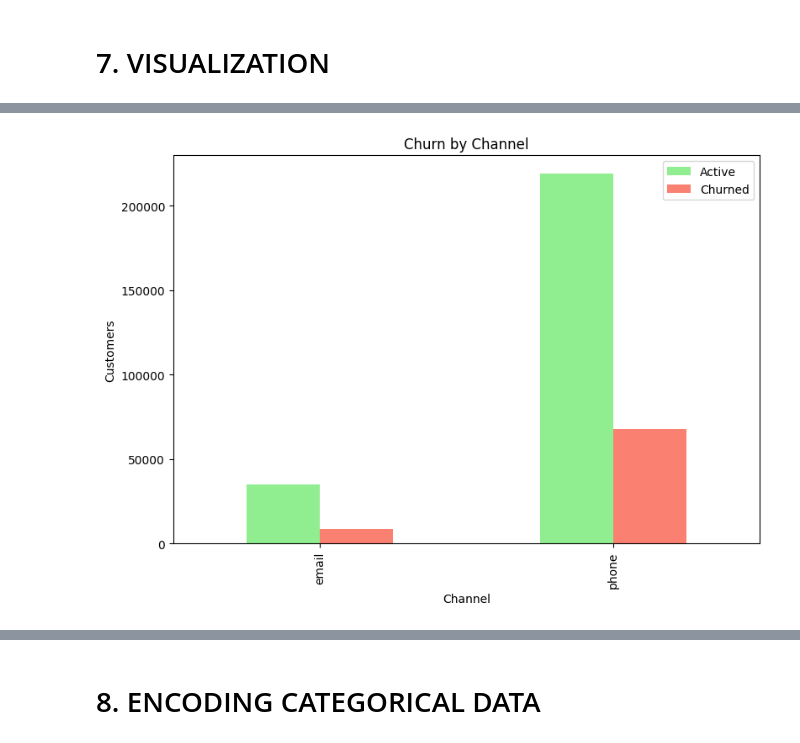
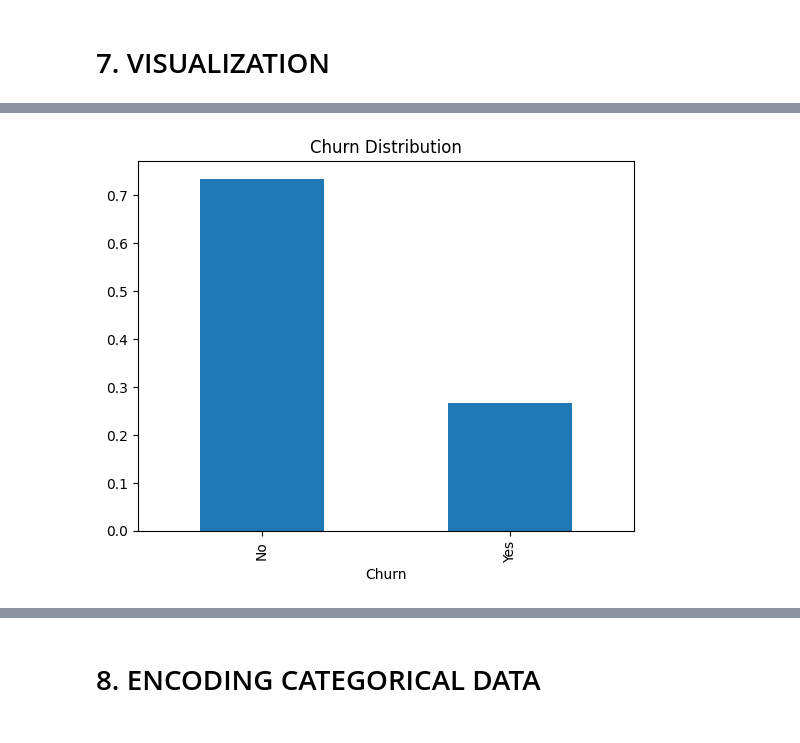
Before and after one commit to jnagabooshanam-hub/ChurnPrediction_Project, a Jupyter notebook: Customer_Churn_2026.ipynb, the cells around one changed output, grey strips where cells are left out. Saved outputs shown, nothing was run; the diff lists cells and outputs as text; code cells hidden in the pictures.

```diff
--- a/Customer_Churn_2026.ipynb
+++ b/Customer_Churn_2026.ipynb
@@ -152,14 +138,14 @@ print(today)
 # %%
 # Tenure in days :
 
-df["tenure_days"] = (df["cancel_date_time"].fillna(today) - df["signup_date_time"]).dt.days
+#df["tenure_days"] = (df["cancel_date_time"].fillna(today) - df["signup_date_time"]).dt.days
 
 
-## Note :- “For each customer, calculate how many days they were active. If they canceled, use their cancel date.
-# If they haven’t canceled, use today’s date.”
+** Note :- “For each customer, calculate how many days they were active. If they canceled, use their cancel date.
+* If they haven’t canceled, use today’s date.”
 
-# Formula = tenure_days = (end_date - start_date).days
+* Formula = tenure_days = (end_date - start_date).days
 
-# start_date = signup_date_time (when the customer joined)
+* start_date = signup_date_time (when the customer joined)
 
-# end_date = cancel_date_time if exists, else today (current date)
+* end_date = cancel_date_time if exists, else today (current date)
@@ -337,20 +213,11 @@ plt.show()
-# %%
-# 7.5 Churn by Channel
-
-# Plot churn by channel
-pd.crosstab(df["channel"], df["churn"]).plot(
-    kind="bar",
-    figsize=(9,6),
-    color=['lightgreen', 'salmon']  # Active = lightgreen, Churned = salmon
-)
-
-# Titles and labels
-plt.title("Churn by Channel")
-plt.xlabel("Channel")
-plt.ylabel("Customers")
-plt.legend(["Active", "Churned"])
-
-# Show plot
-plt.show()
-# %% [output]
-[figure, removed]
+# %%
+# Categorical Features:
+
+# We'll examine the distribution of key categorical variables and the target.
+
+# Target variable: Churn
+
+df['Churn'].value_counts(normalize=True).plot(kind='bar', title='Churn Distribution')
+plt.show()
+# %% [output]
+[figure, added]
```
Also changed, not shown: parts of 50 cells of this notebook.
